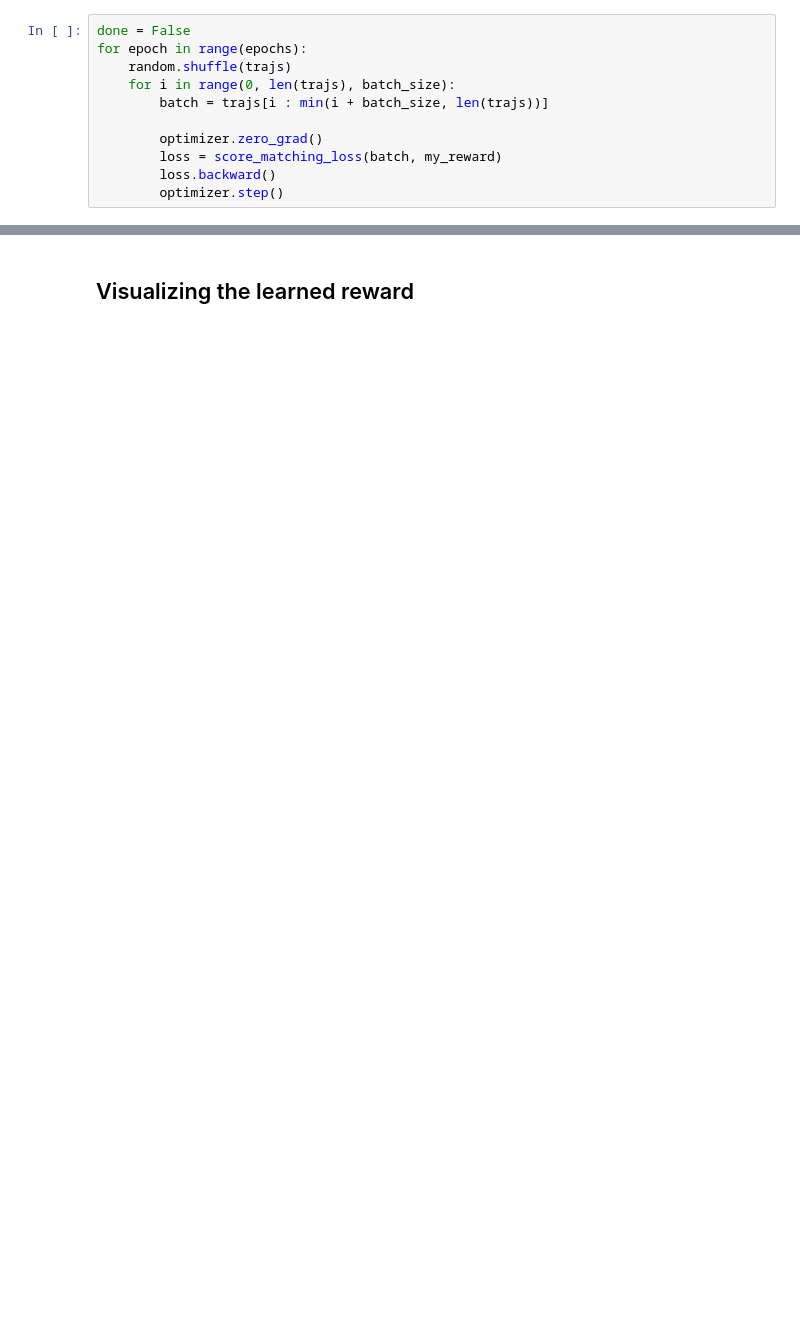
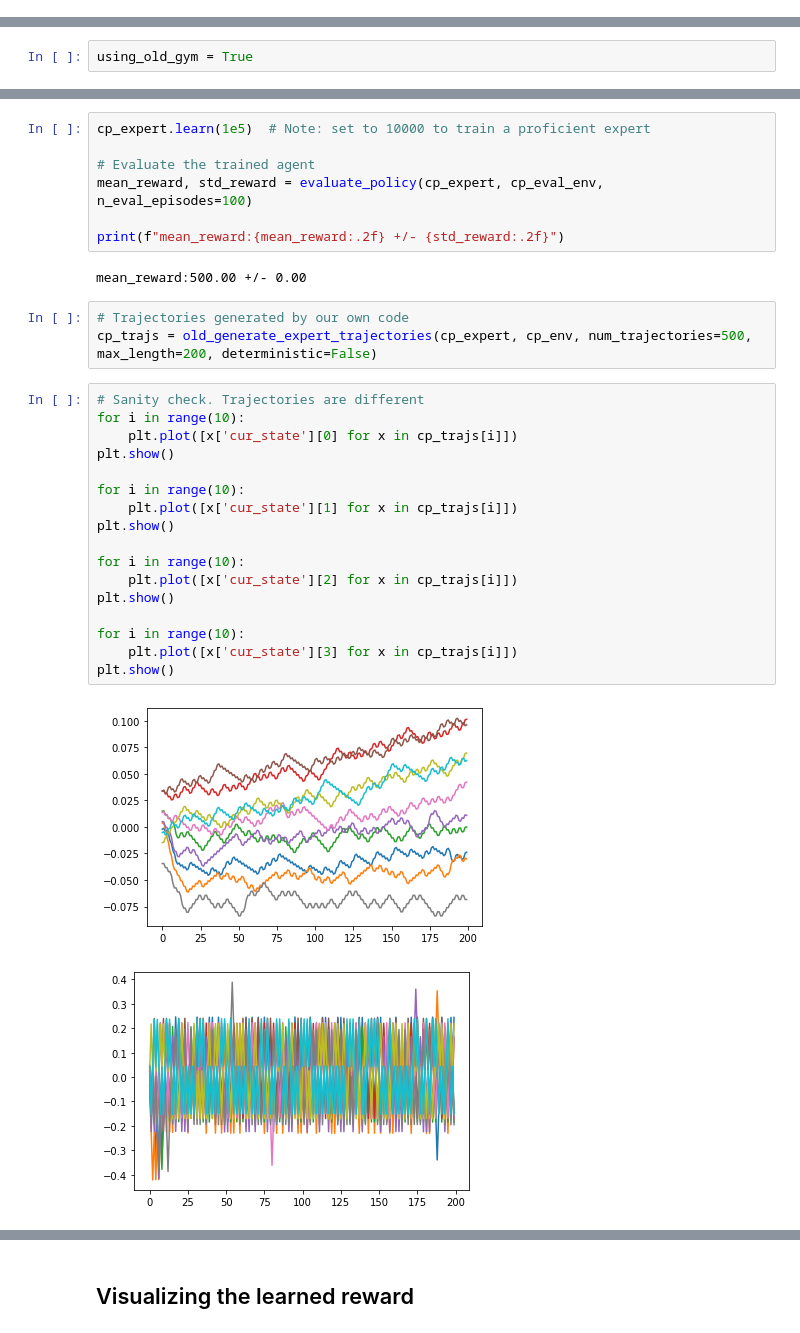
Before and after one commit to lilygoli/ScoreMatchingIRL, a Jupyter notebook: Score_matching_MaxEnt_IRL.ipynb, the cells around one changed output, grey strips where cells are left out. Cells and saved outputs as stored; diff of their text form; blank space fills up the shorter version.

```diff
--- a/Score_matching_MaxEnt_IRL.ipynb
+++ b/Score_matching_MaxEnt_IRL.ipynb
@@ -196,11 +0,0 @@ batch_size = 32
-# %%
-done = False
-for epoch in range(epochs):
-    random.shuffle(trajs)
-    for i in range(0, len(trajs), batch_size):
-        batch = trajs[i : min(i + batch_size, len(trajs))]
-
-        optimizer.zero_grad()
-        loss = score_matching_loss(batch, my_reward)
-        loss.backward()
-        optimizer.step()
@@ -221,0 +122,2 @@ tensor([[6.3702e-12]], grad_fn=<SigmoidBackward0>)
+# %%
+using_old_gym = True
@@ -221,0 +391,32 @@ tensor([[6.3702e-12]], grad_fn=<SigmoidBackward0>)
+# %%
+cp_expert.learn(1e5)  # Note: set to 10000 to train a proficient expert
+
+# Evaluate the trained agent
+mean_reward, std_reward = evaluate_policy(cp_expert, cp_eval_env, n_eval_episodes=100)
+
+print(f"mean_reward:{mean_reward:.2f} +/- {std_reward:.2f}")
+# %% [output]
+mean_reward:500.00 +/- 0.00
+# %%
+# Trajectories generated by our own code
+cp_trajs = old_generate_expert_trajectories(cp_expert, cp_env, num_trajectories=500, max_length=200, deterministic=False)
+# %%
+# Sanity check. Trajectories are different
+for i in range(10):
+    plt.plot([x['cur_state'][0] for x in cp_trajs[i]])
+plt.show()
+
+for i in range(10):
+    plt.plot([x['cur_state'][1] for x in cp_trajs[i]])
+plt.show()
+
+for i in range(10):
+    plt.plot([x['cur_state'][2] for x in cp_trajs[i]])
+plt.show()
+
+for i in range(10):
+    plt.plot([x['cur_state'][3] for x in cp_trajs[i]])
+plt.show()
+# %% [output]
+[figure, added]
+[figure, added]
```
Also changed, not shown: parts of 128 cells of this notebook.
